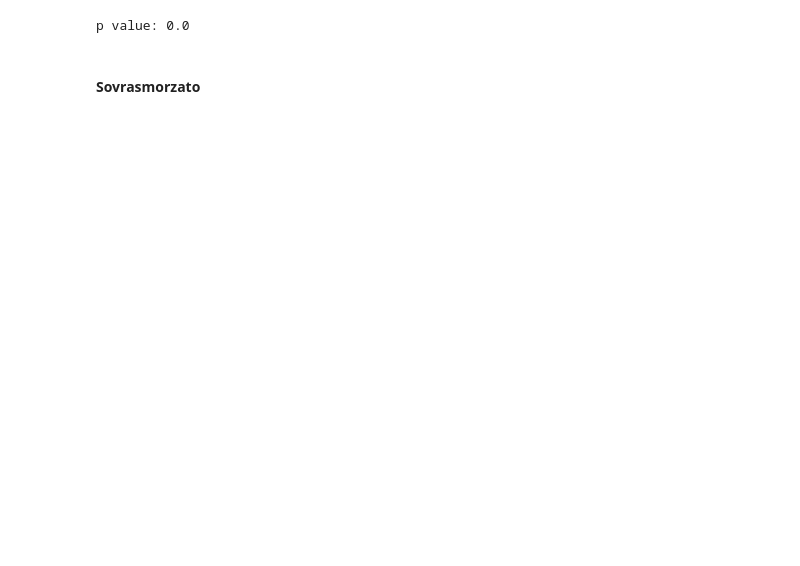
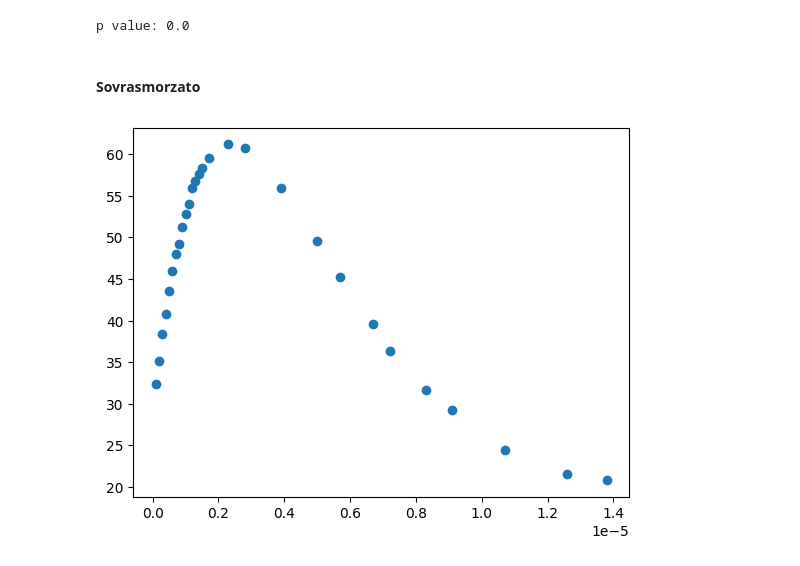
Before and after one commit to ARossiUnimib/Laboratorio-2---Gruppo-21-A.A.-2023-24, a Jupyter notebook: Notebooks/Circuiti_2/Circuiti_2.ipynb, the cells around one changed output. Cells and saved outputs as stored; diff of their text form; code cells hidden in the pictures; blank space fills up the shorter version.

```diff
--- a/Notebooks/Circuiti_2/Circuiti_2.ipynb
+++ b/Notebooks/Circuiti_2/Circuiti_2.ipynb
@@ -737,3 +736,9 @@ for i in range(len(data)):
 
 t = np.array(t)
 V = np.array(V)
+# %%
+fig,ax = plt.subplots(1,1)
+plt.scatter(t,V)
+plt.show()
+# %% [output]
+[figure, added]
```
Also changed, not shown: parts of 5 cells of this notebook.
